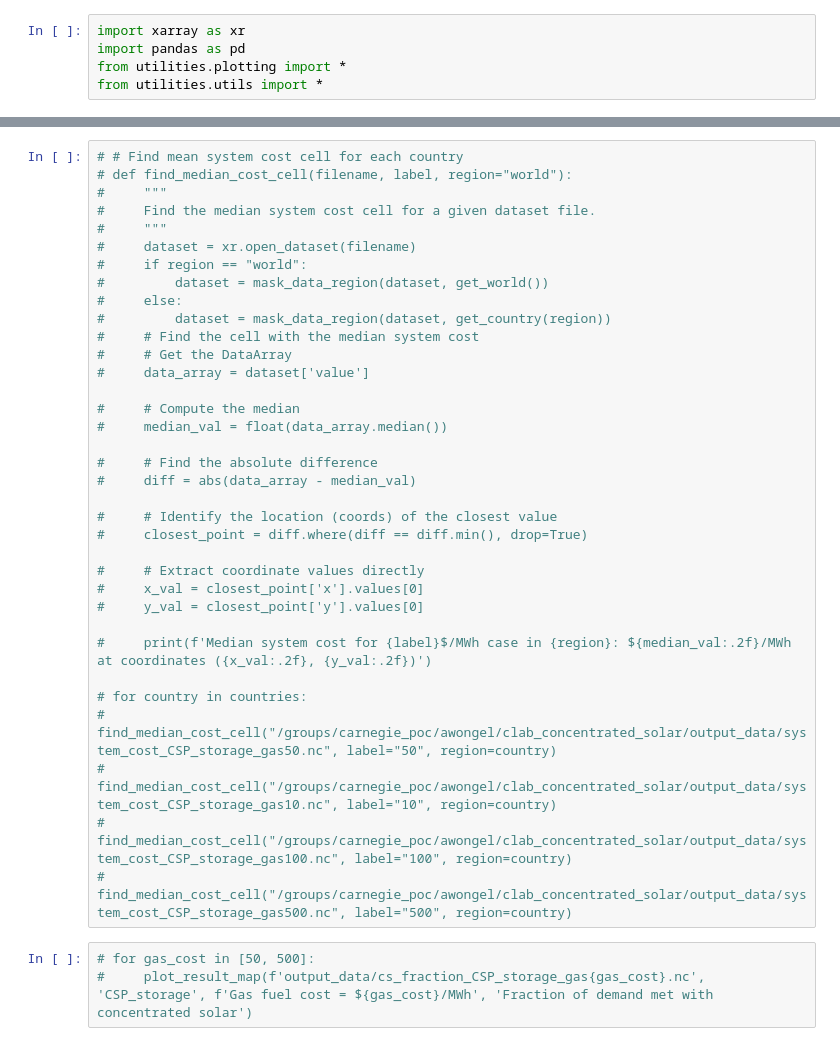
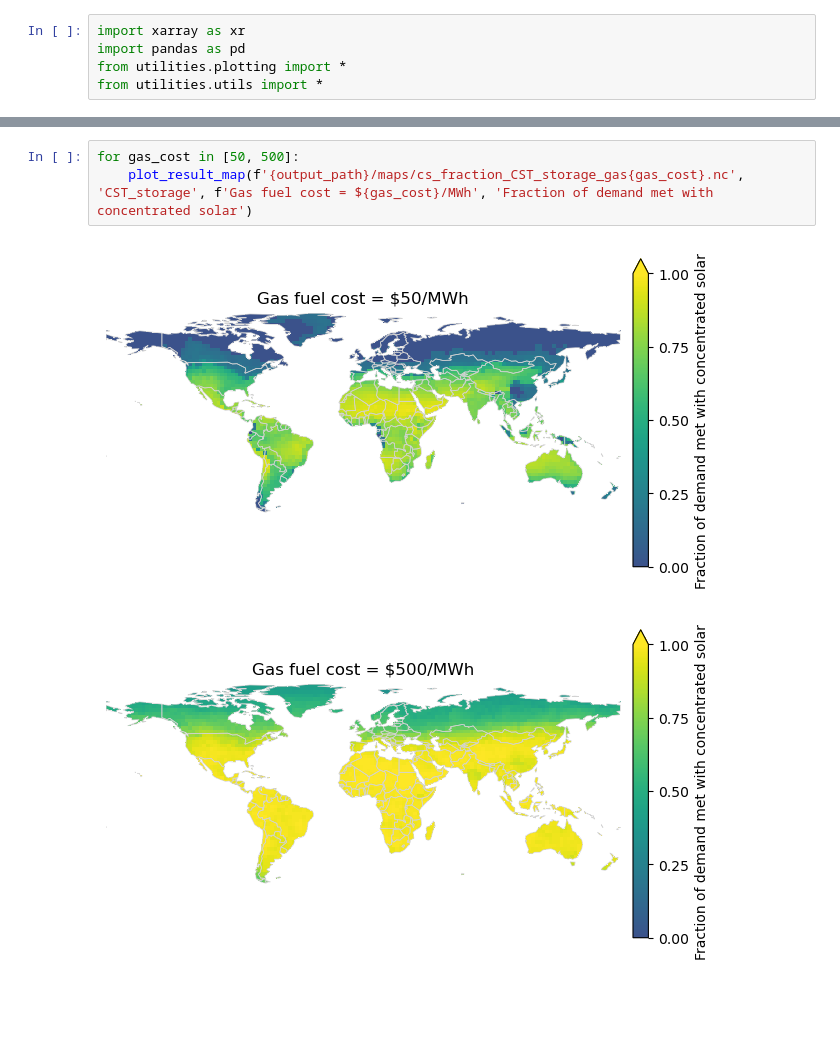
Before and after one commit to carnegie/clab_concentrated_solar, a Jupyter notebook: plot_result_map.ipynb, the cells around one changed output, grey strips where cells are left out. Cells and saved outputs as stored; diff of their text form; blank space fills up the shorter version.

```diff
--- a/plot_result_map.ipynb
+++ b/plot_result_map.ipynb
@@ -69,40 +76,8 @@ Mean gas cost for 50% case in Saudi Arabia: $44.23/MWh
-# %%
-# # Find mean system cost cell for each country
-# def find_median_cost_cell(filename, label, region="world"):
-#     """
-#     Find the median system cost cell for a given dataset file.
-#     """
-#     dataset = xr.open_dataset(filename)
-#     if region == "world":
-#         dataset = mask_data_region(dataset, get_world())
-#     else:
-#         dataset = mask_data_region(dataset, get_country(region))
-#     # Find the cell with the median system cost
-#     # Get the DataArray
-#     data_array = dataset['value']
-
-#     # Compute the median
-#     median_val = float(data_array.median())
-
-#     # Find the absolute difference
-#     diff = abs(data_array - median_val)
-
-#     # Identify the location (coords) of the closest value
-#     closest_point = diff.where(diff == diff.min(), drop=True)
-
-#     # Extract coordinate values directly
-#     x_val = closest_point['x'].values[0]
-#     y_val = closest_point['y'].values[0]
-
-#     print(f'Median system cost for {label}$/MWh case in {region}: ${median_val:.2f}/MWh at coordinates ({x_val:.2f}, {y_val:.2f})')
-
-# for country in countries:
-#     find_median_cost_cell("/groups/carnegie_poc/awongel/clab_concentrated_solar/output_data/system_cost_CSP_storage_gas50.nc", label="50", region=country)
-#     find_median_cost_cell("/groups/carnegie_poc/awongel/clab_concentrated_solar/output_data/system_cost_CSP_storage_gas10.nc", label="10", region=country)
-#     find_median_cost_cell("/groups/carnegie_poc/awongel/clab_concentrated_solar/output_data/system_cost_CSP_storage_gas100.nc", label="100", region=country)
-#     find_median_cost_cell("/groups/carnegie_poc/awongel/clab_concentrated_solar/output_data/system_cost_CSP_storage_gas500.nc", label="500", region=country)
 # %%
-# for gas_cost in [50, 500]:
-#     plot_result_map(f'output_data/cs_fraction_CSP_storage_gas{gas_cost}.nc', 'CSP_storage', f'Gas fuel cost = ${gas_cost}/MWh', 'Fraction of demand met with concentrated solar')
+for gas_cost in [50, 500]:
+    plot_result_map(f'{output_path}/maps/cs_fraction_CST_storage_gas{gas_cost}.nc', 'CST_storage', f'Gas fuel cost = ${gas_cost}/MWh', 'Fraction of demand met with concentrated solar')
+# %% [output]
+[figure, added]
+[figure, added]
 # %%
 country_cell_dict = {
```
Also changed, not shown: parts of 8 cells of this notebook, 8 other files.
